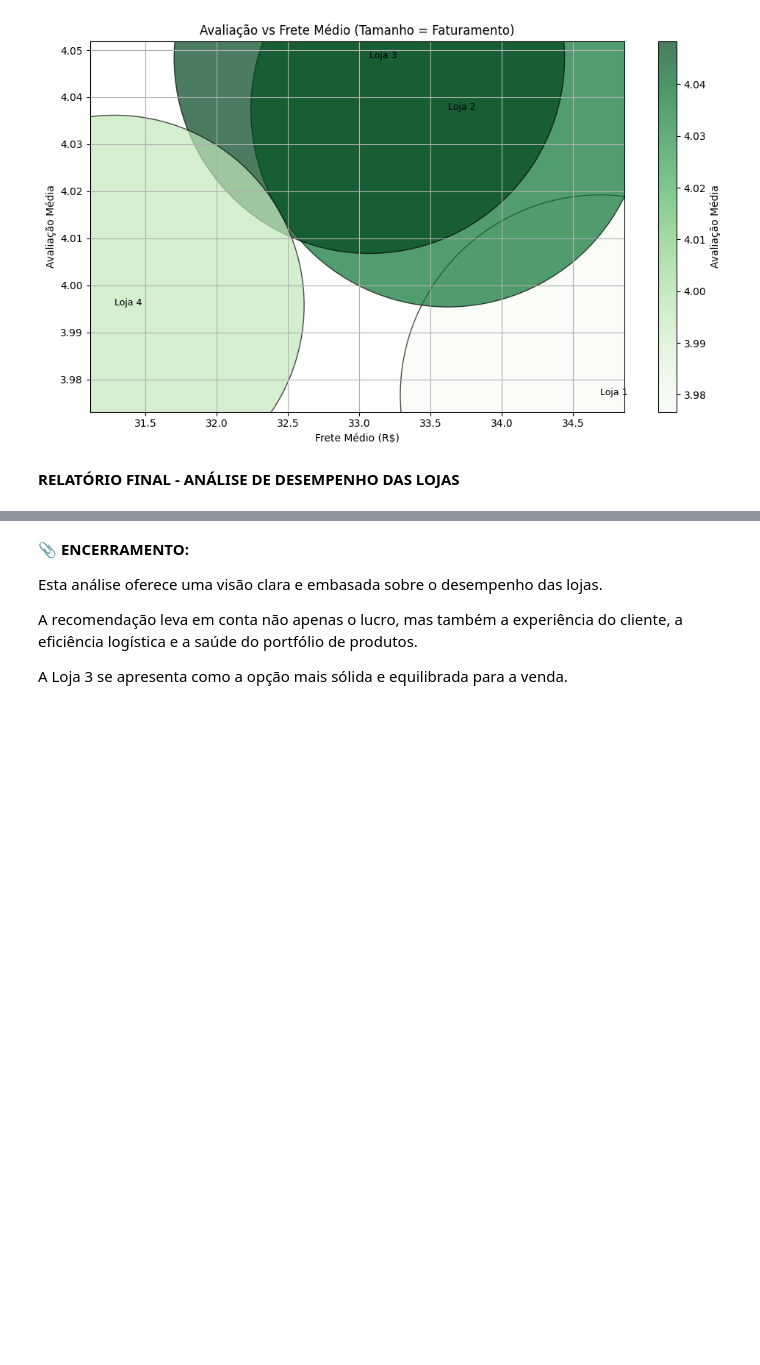
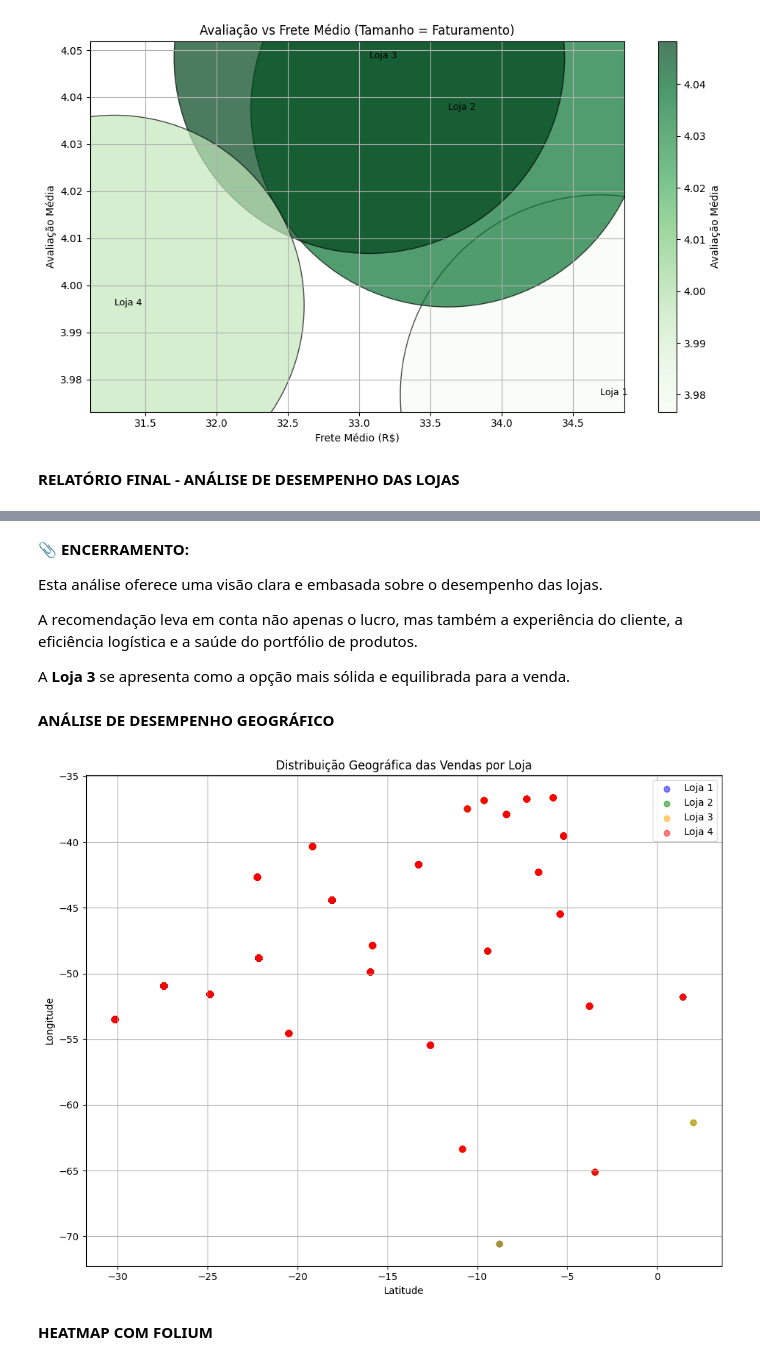
Before and after one commit to brunovieirabvm/alurastore_br, a Jupyter notebook: AluraStore_Br.ipynb, the cells around one changed output, grey strips where cells are left out. Cells and saved outputs as stored; diff of their text form; code cells hidden in the pictures; blank space fills up the shorter version.

Commit message:
adiciona análise geográfica

```diff
--- a/AluraStore_Br.ipynb
+++ b/AluraStore_Br.ipynb
@@ -384,4 +384,28 @@ Esta análise oferece uma visão clara e embasada sobre o desempenho das lojas.
 
 A recomendação leva em conta não apenas o lucro, mas também a experiência do cliente, a eficiência logística e a saúde do portfólio de produtos.
 
-A Loja 3 se apresenta como a opção mais sólida e equilibrada para a venda.
+A **Loja 3** se apresenta como a opção mais sólida e equilibrada para a venda.
+# %% [markdown]
+**ANÁLISE DE DESEMPENHO GEOGRÁFICO**
+# %%
+# Gráfico de dispersão simples para mostrar onde ocorrem as vendas
+plt.figure(figsize=(10, 8))
+
+# Para cada loja, faz um scatter plot em cor diferente
+cores = {"Loja 1": "blue", "Loja 2": "green", "Loja 3": "orange", "Loja 4": "red"}
+
+for loja_nome in lojas["loja"].unique():
+    df_loja = lojas[lojas["loja"] == loja_nome]
+    plt.scatter(df_loja["lat"], df_loja["lon"], label=loja_nome, alpha=0.5, color=cores[loja_nome])
+
+plt.title("Distribuição Geográfica das Vendas por Loja")
+plt.xlabel("Latitude")
+plt.ylabel("Longitude")
+plt.legend()
+plt.grid(True)
+plt.tight_layout()
+plt.show()
+# %% [output]
+[figure, added]
+# %% [markdown]
+**HEATMAP COM FOLIUM**
```
Also changed, not shown: parts of 6 cells of this notebook.
